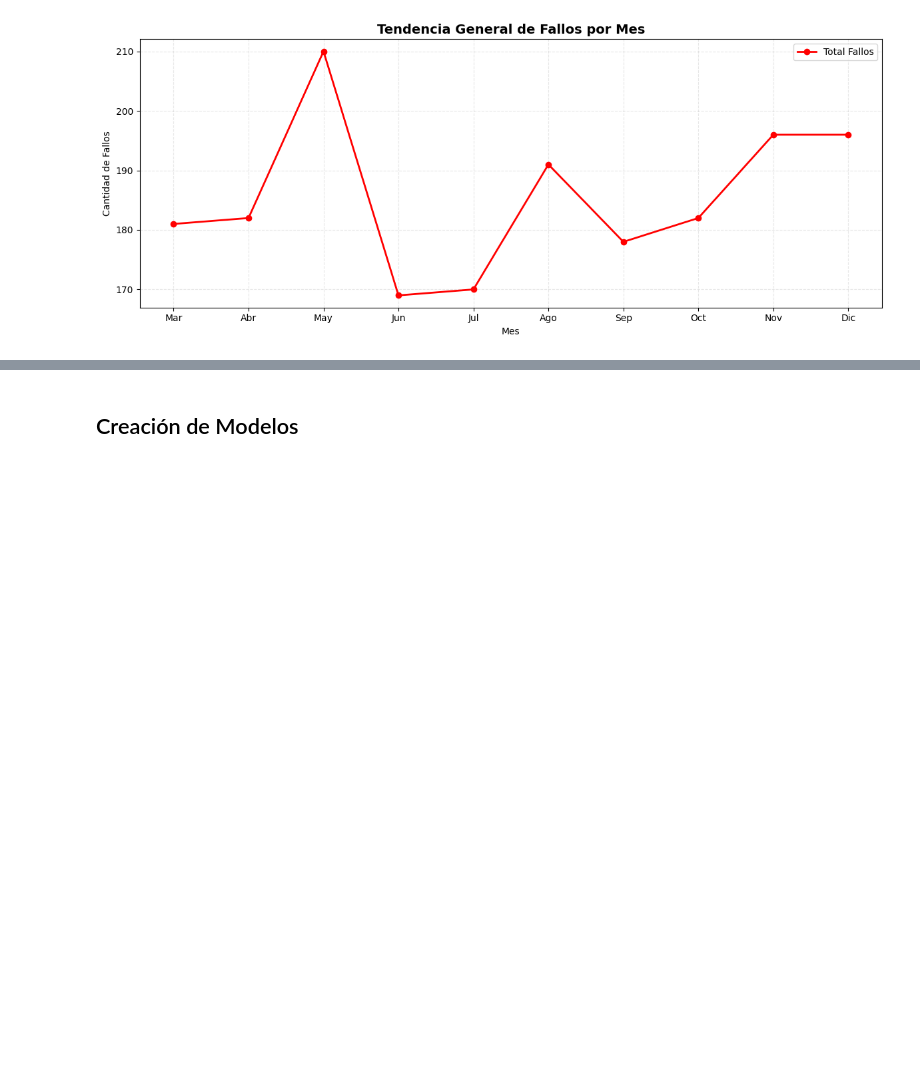
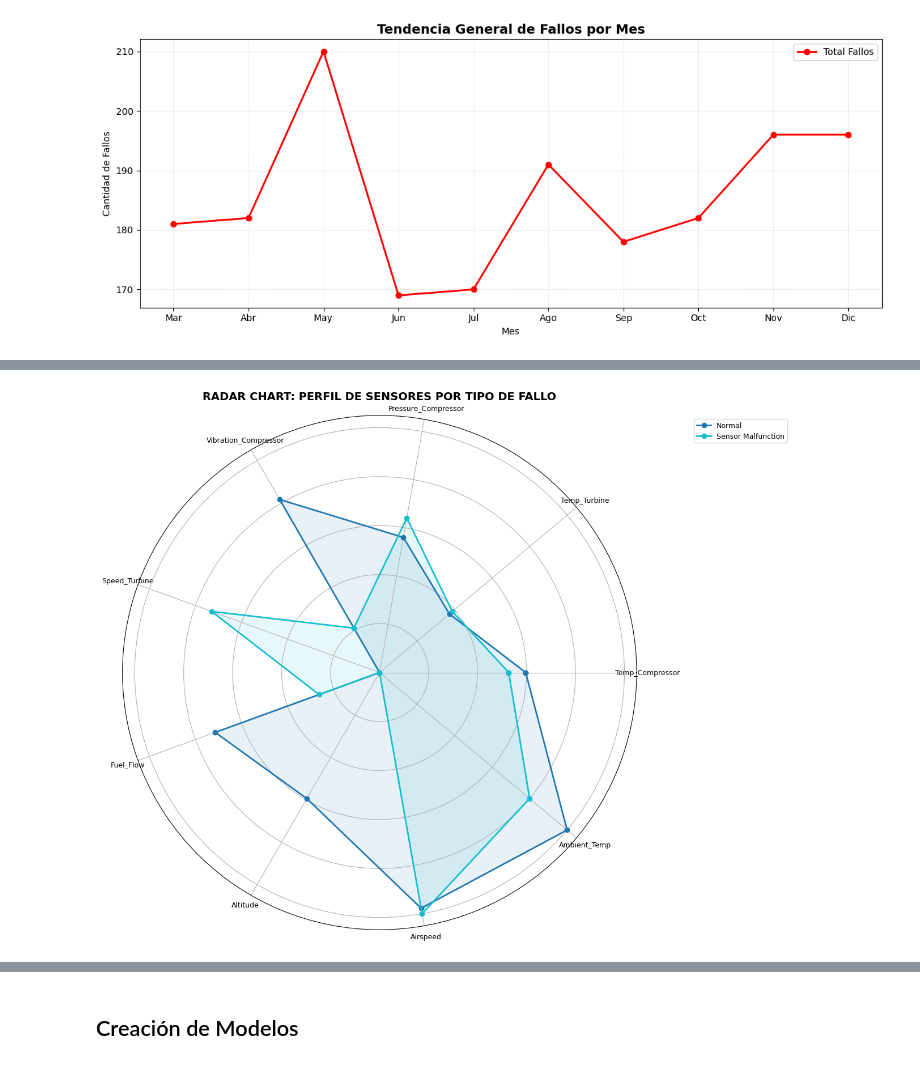
Before and after one commit to noraib/analitica_turboshaft, a Jupyter notebook: E4.ipynb, the cells around one changed output, grey strips where cells are left out. Saved outputs shown, nothing was run; the diff lists cells and outputs as text; code cells hidden in the pictures; blank space fills up the shorter version.

```diff
--- a/E4.ipynb
+++ b/E4.ipynb
@@ -406,0 +582,96 @@ plt.show()
+# %%
+import numpy as np
+import matplotlib.pyplot as plt
+from math import pi
+
+# Normalizar datos para radar chart
+def normalize_for_radar(data):
+    """Normalizar datos entre 0 y 1 para radar chart"""
+    min_val = data.min()
+    max_val = data.max()
+    if max_val == min_val:
+        return np.zeros_like(data)
+    return (data - min_val) / (max_val - min_val)
+
+# FUNCIÓN PARA RADAR PERSONALIZADO
+def crear_radar_personalizado(fallos_a_comparar, median_matrix, sensores_principales):
+    """
+    Crea un radar chart con los fallos seleccionados
+
+    Parameters:
+    fallos_a_comparar: lista de nombres de fallos (ej: ['Normal', 'Turbine Blade Damage'])
+    median_matrix: tu DataFrame con medianas por fallo
+    sensores_principales: lista de sensores/columnas
+    """
+    # Verificar que los fallos existen
+    fallos_disponibles = median_matrix.index.tolist()
+    fallos_validos = []
+
+    for fallo in fallos_a_comparar:
+        if fallo in fallos_disponibles:
+            fallos_validos.append(fallo)
+        else:
+            print(f"⚠️ Advertencia: '{fallo}' no encontrado. Fallos disponibles: {fallos_disponibles}")
+
+    if not fallos_validos:
+        print("❌ No hay fallos válidos para graficar")
+        return
+
+    # Crear radar chart
+    fig = plt.figure(figsize=(14, 10))
+
+    # Ángulos para cada sensor
+    angles = np.linspace(0, 2*pi, len(sensores_principales), endpoint=False).tolist()
+    angles += angles[:1]  # Cerrar el círculo
+
+    # Crear subplot polar
+    ax = plt.subplot(111, polar=True)
+
+    # Colores para cada fallo
+    colors = plt.cm.tab10(np.linspace(0, 1, len(fallos_validos)))
+
+    # Para cada fallo seleccionado, trazar una línea
+    for idx, fallo in enumerate(fallos_validos):
+        # Obtener medianas normalizadas
+        valores = median_matrix.loc[fallo, sensores_principales].values
+        valores_norm = normalize_for_radar(valores)
+        valores_norm = np.concatenate((valores_norm, [valores_norm[0]]))  # Cerrar
+
+        ax.plot(angles, valores_norm, 'o-', linewidth=2, label=fallo, color=colors[idx])
+        ax.fill(angles, valores_norm, alpha=0.1, color=colors[idx])
+
+    # Configurar el gráfico
+    ax.set_xticks(angles[:-1])
+    ax.set_xticklabels(sensores_principales, fontsize=9)
+    ax.set_yticklabels([])
+    ax.set_title('RADAR CHART: PERFIL DE SENSORES POR TIPO DE FALLO',
+                 fontsize=14, fontweight='bold', pad=20)
+    ax.legend(loc='upper right', bbox_to_anchor=(1.3, 1.0), fontsize=9)
+    plt.tight_layout()
+    plt.show()
+
+# EJEMPLO 1: Solo Normal y Turbine Blade Damage
+print("📊 Ejemplo 1: Comparando Normal vs Turbine Blade Damage")
+crear_radar_personalizado(
+    fallos_a_comparar=['Normal', 'Sensor Malfunction'],
+    median_matrix=median_matrix,
+    sensores_principales=sensores_principales
+)
+
+# EJEMPLO 2: Tres fallos específicos
+print("\n📊 Ejemplo 2: Comparando 3 fallos")
+crear_radar_personalizado(
+    fallos_a_comparar=['Normal', 'Turbine Blade Damage', 'Fuel System Anomaly', 'Compressor Degradation'],
+    median_matrix=median_matrix,
+    sensores_principales=sensores_principales
+)
+print(todos_fallos)
+# EJEMPLO 3: Todos los fallos
+print("\n📊 Ejemplo 3: Todos los fallos")
+todos_fallos = median_matrix.index.tolist()
+crear_radar_personalizado(
+    fallos_a_comparar=todos_fallos,
+    median_matrix=median_matrix,
+    sensores_principales=sensores_principales
+)
+# %% [output]
@@ -406,0 +679 @@ plt.show()
+[figure, added]
```
Also changed, not shown: parts of 21 cells of this notebook, 5 other files.
